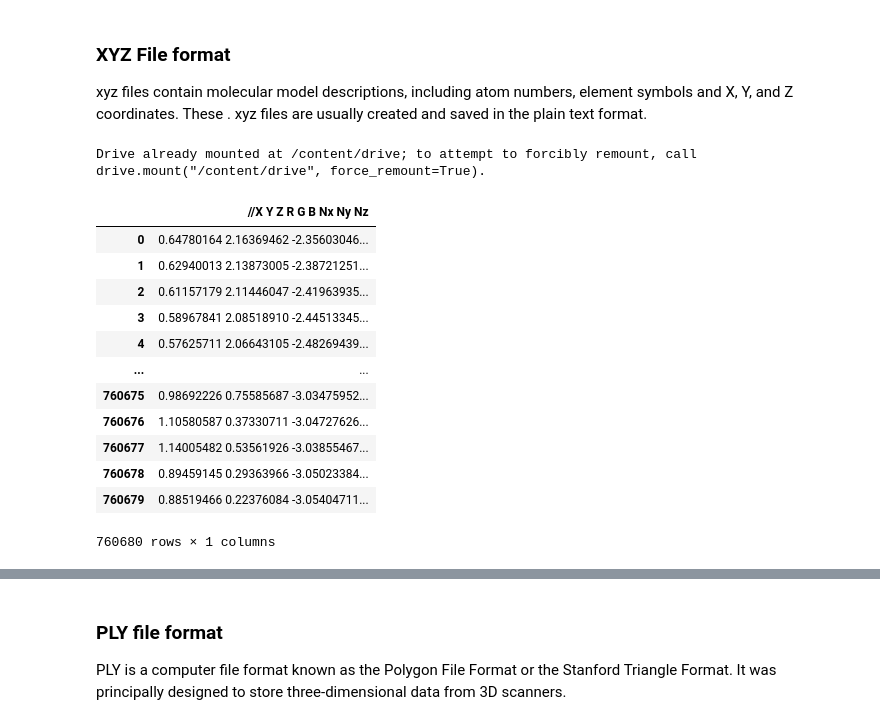
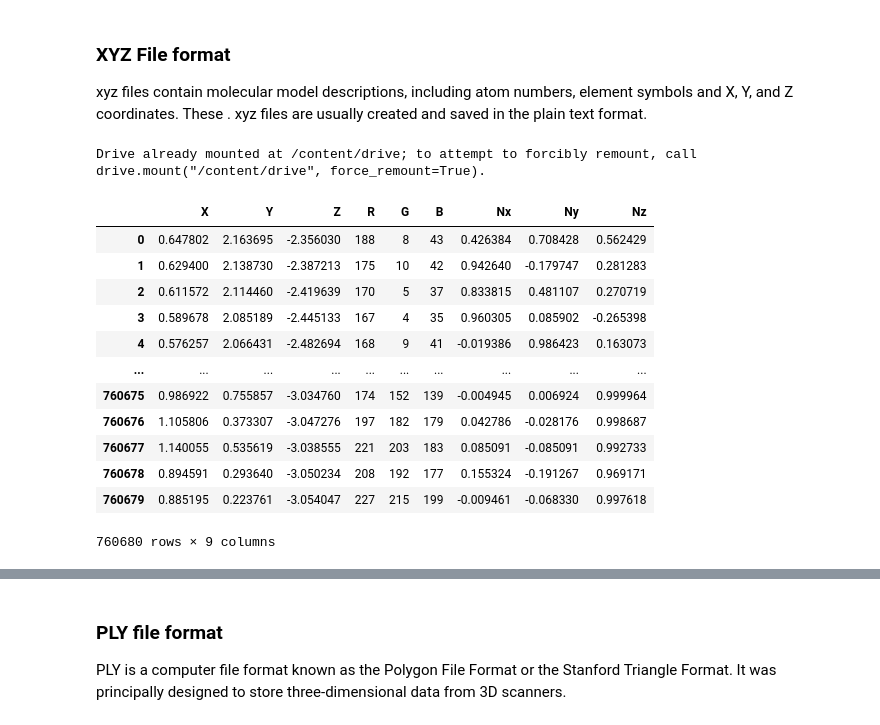
Before and after one commit to dileep-gadiraju/point-cloud-exploration, a Jupyter notebook: PointCloud File Formats.ipynb, the cells around one changed output, grey strips where cells are left out. Cells and saved outputs as stored; diff of their text form; code cells hidden in the pictures.

```diff
--- a/PointCloud File Formats.ipynb
+++ b/PointCloud File Formats.ipynb
@@ -4,27 +4,27 @@ xyz files contain molecular model descriptions, including atom numbers, element
 # %%
 import pandas as pd
 from google.colab import drive
 
 drive.mount('/content/drive')
 
 data_folder = "/content/drive/My Drive/Tarento_Training/PointCloud/data/"
 
 
 # structures = pd.read_csv(data_folder + 'the_adas_lidar.xyz')
-structures = pd.read_csv(data_folder + 'the_playground.xyz')
+structures = pd.read_csv(data_folder + 'the_playground.xyz',skiprows=1, names=['X','Y','Z','R','G','B','Nx','Ny','Nz'],sep=' ')
 structures
 # %% [output]
 Drive already mounted at /content/drive; to attempt to forcibly remount, call drive.mount("/content/drive", force_remount=True).
-|  | //X Y Z R G B Nx Ny Nz |
-| 0 | 0.64780164 2.16369462 -2.35603046... |
-| 1 | 0.62940013 2.13873005 -2.38721251... |
-| 2 | 0.61157179 2.11446047 -2.41963935... |
-| 3 | 0.58967841 2.08518910 -2.44513345... |
-| 4 | 0.57625711 2.06643105 -2.48269439... |
-| ... | ... |
-| 760675 | 0.98692226 0.75585687 -3.03475952... |
-| 760676 | 1.10580587 0.37330711 -3.04727626... |
-| 760677 | 1.14005482 0.53561926 -3.03855467... |
-| 760678 | 0.89459145 0.29363966 -3.05023384... |
-| 760679 | 0.88519466 0.22376084 -3.05404711... |
+|  | X | Y | Z | R | G | B | Nx | Ny | Nz |
+| 0 | 0.647802 | 2.163695 | -2.356030 | 188 | 8 | 43 | 0.426384 | 0.708428 | 0.562429 |
+| 1 | 0.629400 | 2.138730 | -2.387213 | 175 | 10 | 42 | 0.942640 | -0.179747 | 0.281283 |
+| 2 | 0.611572 | 2.114460 | -2.419639 | 170 | 5 | 37 | 0.833815 | 0.481107 | 0.270719 |
+| 3 | 0.589678 | 2.085189 | -2.445133 | 167 | 4 | 35 | 0.960305 | 0.085902 | -0.265398 |
+| 4 | 0.576257 | 2.066431 | -2.482694 | 168 | 9 | 41 | -0.019386 | 0.986423 | 0.163073 |
+| ... | ... | ... | ... | ... | ... | ... | ... | ... | ... |
+| 760675 | 0.986922 | 0.755857 | -3.034760 | 174 | 152 | 139 | -0.004945 | 0.006924 | 0.999964 |
+| 760676 | 1.105806 | 0.373307 | -3.047276 | 197 | 182 | 179 | 0.042786 | -0.028176 | 0.998687 |
+| 760677 | 1.140055 | 0.535619 | -3.038555 | 221 | 203 | 183 | 0.085091 | -0.085091 | 0.992733 |
+| 760678 | 0.894591 | 0.293640 | -3.050234 | 208 | 192 | 177 | 0.155324 | -0.191267 | 0.969171 |
+| 760679 | 0.885195 | 0.223761 | -3.054047 | 227 | 215 | 199 | -0.009461 | -0.068330 | 0.997618 |
-760680 rows × 1 columns
+760680 rows × 9 columns
```
Also changed, not shown: parts of 1 cell of this notebook, 3 other files.
